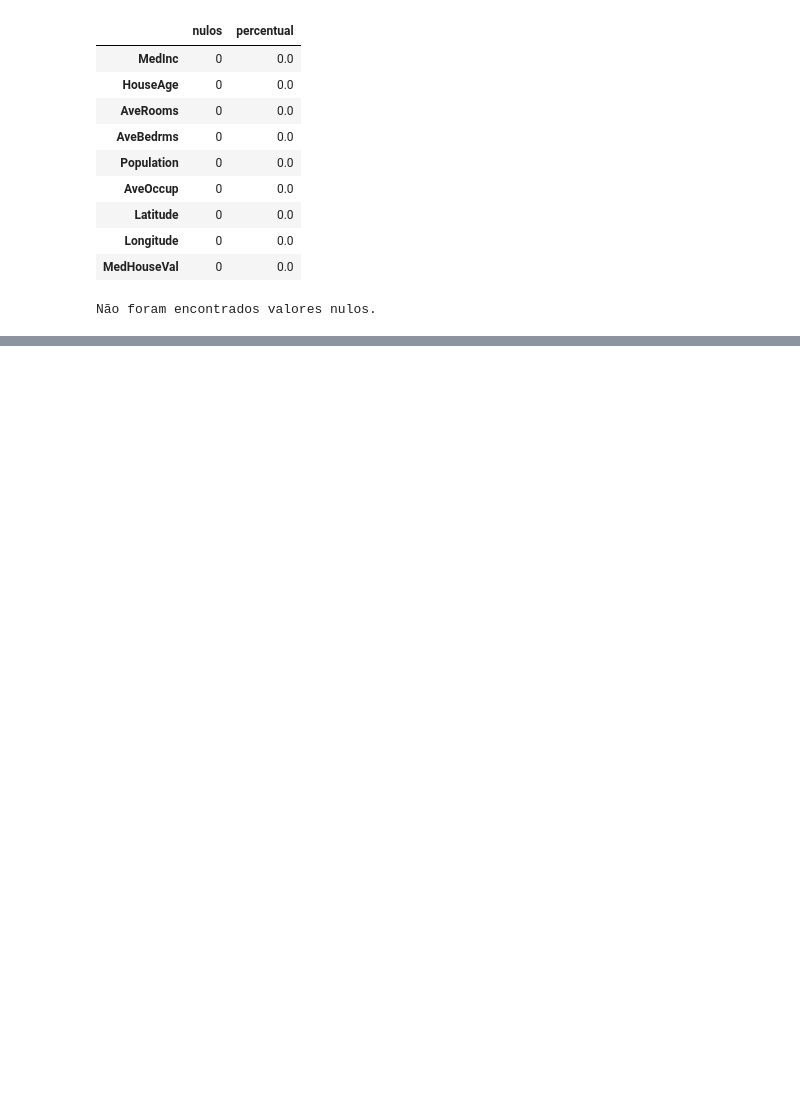
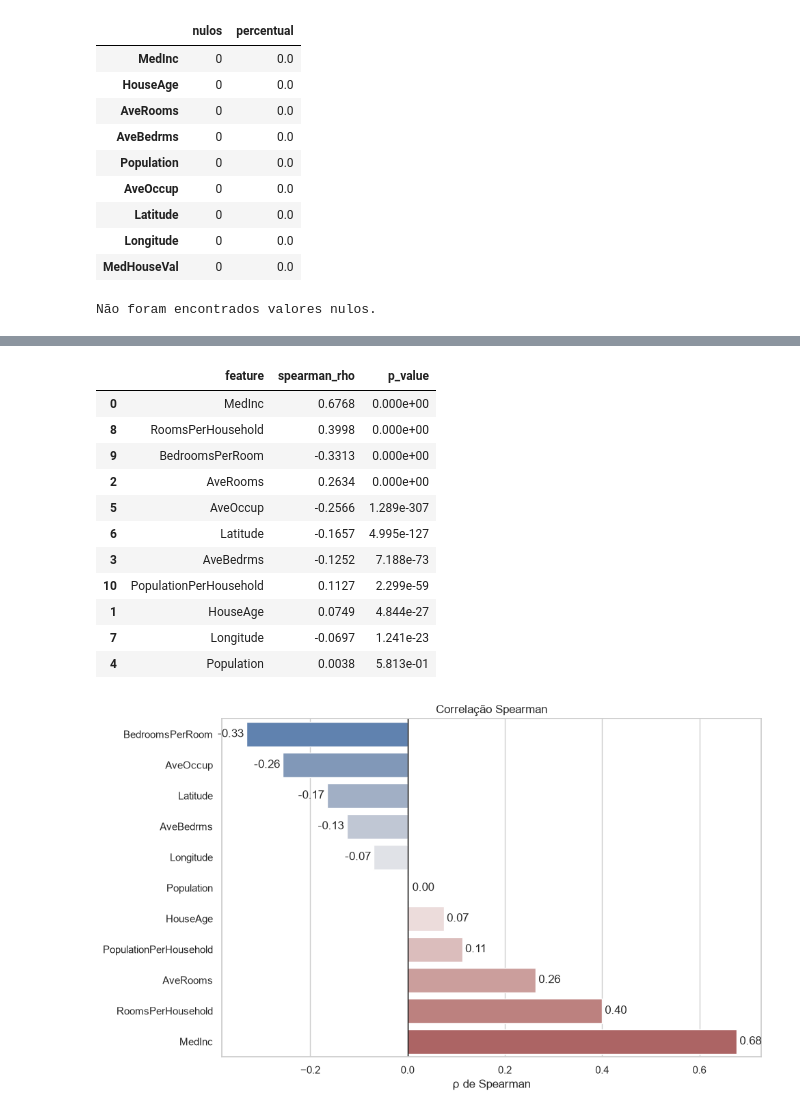
Before and after one commit to nogueira-cavalcante/fgv, a Jupyter notebook: MLOps e Versionamento/códigos/Notebook - implementação prática de MLOps.ipynb, the cells around one changed output, grey strips where cells are left out. Cells and saved outputs as stored; diff of their text form; code cells hidden in the pictures; blank space fills up the shorter version.

```diff
--- a/MLOps e Versionamento/códigos/Notebook - implementação prática de MLOps.ipynb
+++ b/MLOps e Versionamento/códigos/Notebook - implementação prática de MLOps.ipynb
@@ -194,25 +230,15 @@ O dataset original não possui colunas categóricas. Para demonstrar o fluxo de
 # %%
 data = df.copy()
 
-# Razões com denominador protegido contra zero.
 data["RoomsPerHousehold"] = data["AveRooms"] / data["AveOccup"].clip(lower=0.1)
 data["BedroomsPerRoom"] = data["AveBedrms"] / data["AveRooms"].clip(lower=0.1)
 data["PopulationPerHousehold"] = data["Population"] / data["AveOccup"].clip(lower=0.1)
-data["MedIncLog"] = np.log1p(data["MedInc"])
 
-# Faixas de renda (feature categórica para one-hot e MI).
+# Faixas de renda.
 data["IncomeCategory"] = pd.cut(
     data["MedInc"],
     bins=[-np.inf, 2, 4, 6, np.inf],
     labels=["Baixa", "Média-baixa", "Média-alta", "Alta"]
-).astype("object")
-
-original_feature_cols = [c for c in df.columns if c != TARGET]
-continuous_cols = original_feature_cols + [
-    "RoomsPerHousehold", "BedroomsPerRoom", "PopulationPerHousehold", "MedIncLog"
-]
-categorical_cols = ["IncomeCategory"]
+).astype("category")
 
 display(data.head())
-print("Features contínuas:", continuous_cols)
-print("Features categóricas:", categorical_cols)
@@ -225,0 +257,16 @@ Os estudos exploratórios abaixo são feitos antes da modelagem; o desempenho fi
+# %%
+original_feature_cols = [c for c in df.columns if c != TARGET]
+continuous_cols = original_feature_cols + ["RoomsPerHousehold", "BedroomsPerRoom", "PopulationPerHousehold"]
+categorical_cols = ["IncomeCategory"]
+
+print('Target:', TARGET)
+print('\n')
+
+print('Features categóricas:')
+for i in categorical_cols:
+    print(i)
+print('\n')
+
+print('Features contínuas:')
+for i in continuous_cols:
+    print(i)
@@ -226,29 +293,48 @@ Os estudos exploratórios abaixo são feitos antes da modelagem; o desempenho fi
 # %%
 target = data[TARGET]
 
 spearman_rows = []
 for col in continuous_cols:
     valid = data[[col, TARGET]].dropna()
     rho, p_value = spearmanr(valid[col], valid[TARGET])
     spearman_rows.append({"feature": col, "spearman_rho": rho, "p_value": p_value})
 
 spearman_df = (
     pd.DataFrame(spearman_rows)
     .assign(abs_rho=lambda x: x["spearman_rho"].abs())
     .sort_values("abs_rho", ascending=False)
     .drop(columns="abs_rho")
 )
 display(spearman_df.style.format({"spearman_rho": "{:.4f}", "p_value": "{:.3e}"}))
 
 plt.figure(figsize=(10, 6))
 plot_df = spearman_df.sort_values("spearman_rho")
-sns.barplot(data=plot_df, x="spearman_rho", y="feature", palette="vlag")
+
+ax = sns.barplot(data=plot_df, x="spearman_rho", y="feature", palette="vlag")
+for container in ax.containers:
+  ax.bar_label(container, fmt="%.2f", padding=3)
+
+
 plt.axvline(0, color="black", linewidth=1)
-plt.title("Correlação de Spearman com o preço mediano")
+plt.title("Correlação Spearman")
 plt.xlabel("ρ de Spearman")
 plt.ylabel("")
 plt.tight_layout()
 plt.show()
+# %% [output]
+|  | feature | spearman_rho | p_value |
+| 0 | MedInc | 0.6768 | 0.000e+00 |
+| 8 | RoomsPerHousehold | 0.3998 | 0.000e+00 |
+| 9 | BedroomsPerRoom | -0.3313 | 0.000e+00 |
+| 2 | AveRooms | 0.2634 | 0.000e+00 |
+| 5 | AveOccup | -0.2566 | 1.289e-307 |
+| 6 | Latitude | -0.1657 | 4.995e-127 |
+| 3 | AveBedrms | -0.1252 | 7.188e-73 |
+| 10 | PopulationPerHousehold | 0.1127 | 2.299e-59 |
+| 1 | HouseAge | 0.0749 | 4.844e-27 |
+| 7 | Longitude | -0.0697 | 1.241e-23 |
+| 4 | Population | 0.0038 | 5.813e-01 |
+[figure, added]
 # %%
 # Codifica as categorias somente para o cálculo da MI (não é o encoding do modelo).
 mi_input = data[categorical_cols].copy()
```
Also changed, not shown: parts of 33 cells of this notebook, 27 other files.
